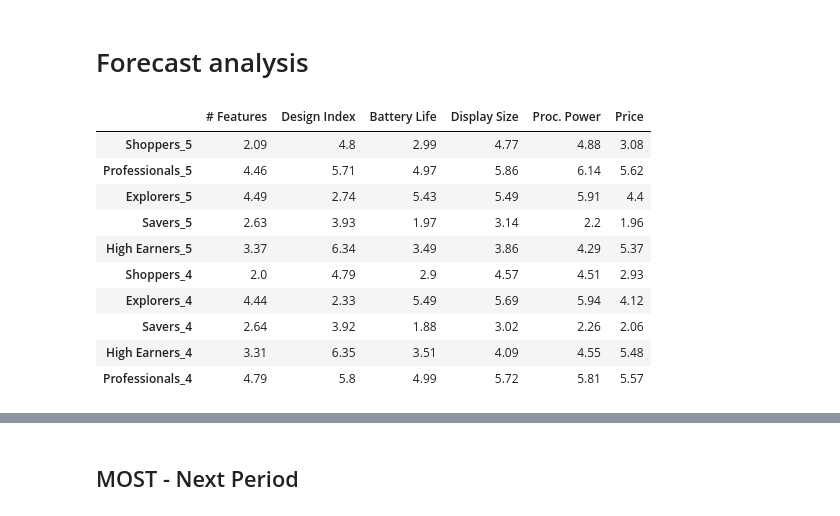
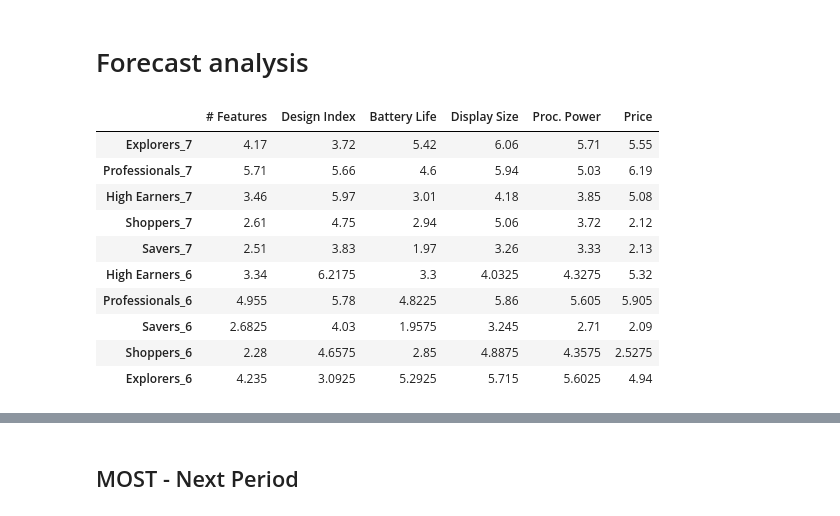
Before and after one commit to FedericoCortesi/Markstrat, a Jupyter notebook: main.ipynb, the cells around one changed output, grey strips where cells are left out. Cells and saved outputs as stored; diff of their text form; code cells hidden in the pictures.

```diff
--- a/main.ipynb
+++ b/main.ipynb
@@ -60,7 +60,7 @@ from Solver import Solver
 
 
 #an = Analyzer(marketing_mix_segment_weights=move_mkt_weights, last_period=2)
-an = Analyzer(last_period=2)
+an = Analyzer(last_period=5)
 
 son = Sonites()
 
@@ -382,20 +379,20 @@ df_out_mds
 # %%
 df_seg_sem_fc = an.forecast_df(son.df_segments_semantic, steps=2)
 
-df_seg_sem_fc = df_seg_sem_fc[(df_seg_sem_fc["Period"]>=4)][["# Features",	"Design Index",	"Battery Life",	"Display Size",	"Proc. Power",	"Price"]]
+df_seg_sem_fc = df_seg_sem_fc[(df_seg_sem_fc["Period"]>an.last_period)].drop(labels=["Period", "Segment"], axis=1)
 df_seg_sem_fc
 # %% [output]
 |  | # Features | Design Index | Battery Life | Display Size | Proc. Power | Price |
-| Shoppers_5 | 2.09 | 4.8 | 2.99 | 4.77 | 4.88 | 3.08 |
-| Professionals_5 | 4.46 | 5.71 | 4.97 | 5.86 | 6.14 | 5.62 |
-| Explorers_5 | 4.49 | 2.74 | 5.43 | 5.49 | 5.91 | 4.4 |
-| Savers_5 | 2.63 | 3.93 | 1.97 | 3.14 | 2.2 | 1.96 |
-| High Earners_5 | 3.37 | 6.34 | 3.49 | 3.86 | 4.29 | 5.37 |
-| Shoppers_4 | 2.0 | 4.79 | 2.9 | 4.57 | 4.51 | 2.93 |
-| Explorers_4 | 4.44 | 2.33 | 5.49 | 5.69 | 5.94 | 4.12 |
-| Savers_4 | 2.64 | 3.92 | 1.88 | 3.02 | 2.26 | 2.06 |
-| High Earners_4 | 3.31 | 6.35 | 3.51 | 4.09 | 4.55 | 5.48 |
-| Professionals_4 | 4.79 | 5.8 | 4.99 | 5.72 | 5.81 | 5.57 |
+| Explorers_7 | 4.17 | 3.72 | 5.42 | 6.06 | 5.71 | 5.55 |
+| Professionals_7 | 5.71 | 5.66 | 4.6 | 5.94 | 5.03 | 6.19 |
+| High Earners_7 | 3.46 | 5.97 | 3.01 | 4.18 | 3.85 | 5.08 |
+| Shoppers_7 | 2.61 | 4.75 | 2.94 | 5.06 | 3.72 | 2.12 |
+| Savers_7 | 2.51 | 3.83 | 1.97 | 3.26 | 3.33 | 2.13 |
+| High Earners_6 | 3.34 | 6.2175 | 3.3 | 4.0325 | 4.3275 | 5.32 |
+| Professionals_6 | 4.955 | 5.78 | 4.8225 | 5.86 | 5.605 | 5.905 |
+| Savers_6 | 2.6825 | 4.03 | 1.9575 | 3.245 | 2.71 | 2.09 |
+| Shoppers_6 | 2.28 | 4.6575 | 2.85 | 4.8875 | 4.3575 | 2.5275 |
+| Explorers_6 | 4.235 | 3.0925 | 5.2925 | 5.715 | 5.6025 | 4.94 |
 # %%
 df_all_sem = pd.concat([df_seg_sem_fc, son.df_sonites_semantic], join="inner")
 index = df_all_sem.index
```
Also changed, not shown: parts of 105 cells of this notebook, 10 other files.
